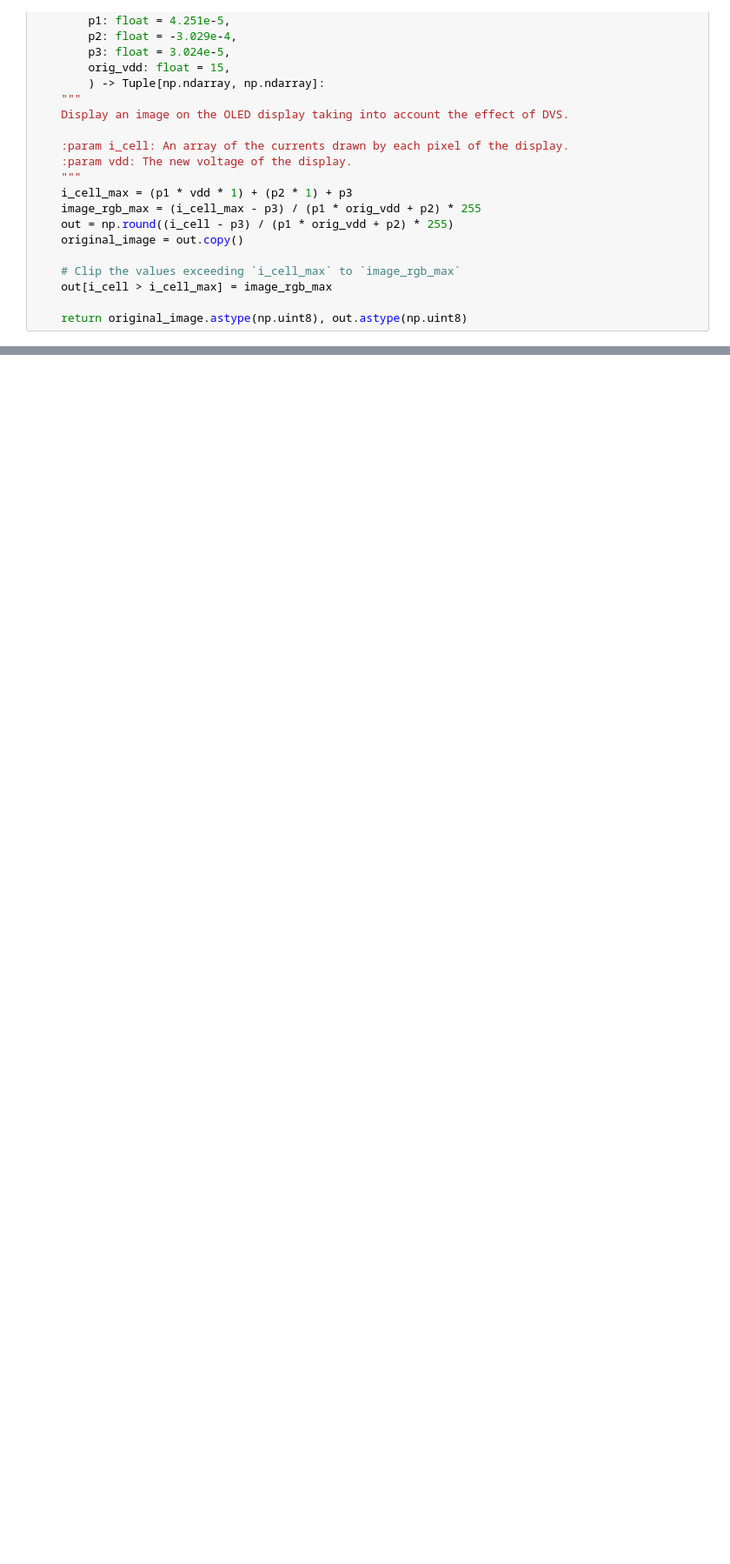
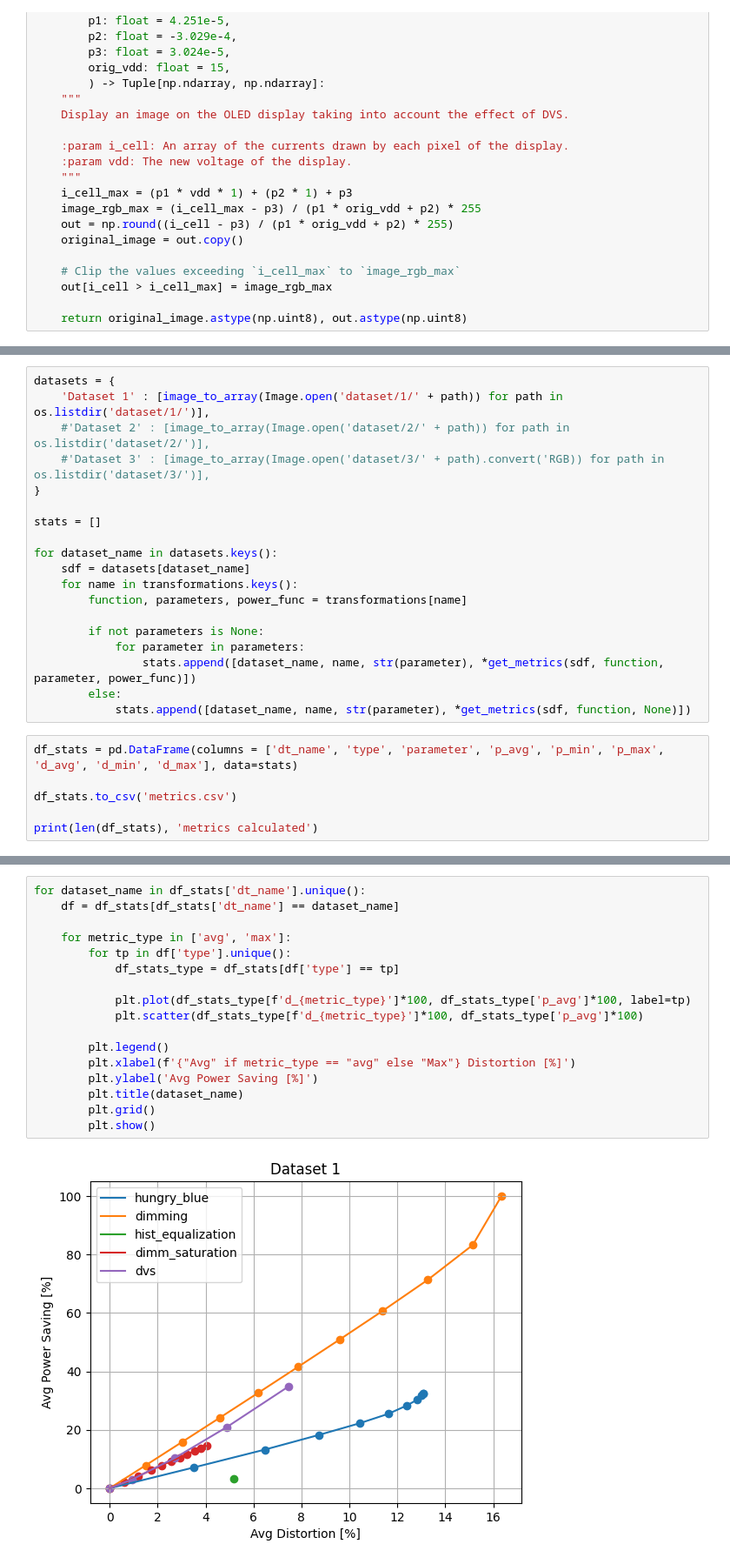
Before and after one commit to VictorHerbert/EnergyManagement, a Jupyter notebook: lab2/lab2.ipynb, the cells around one changed output, grey strips where cells are left out. Shown at 87% size. Drawn from its saved outputs; the diff is of its cells as text; blank space fills up the shorter version.

```diff
--- a/lab2/lab2.ipynb
+++ b/lab2/lab2.ipynb
@@ -508,0 +312,25 @@ Red channel:
+# %%
+datasets = {
+    'Dataset 1' : [image_to_array(Image.open('dataset/1/' + path)) for path in os.listdir('dataset/1/')],
+    #'Dataset 2' : [image_to_array(Image.open('dataset/2/' + path)) for path in os.listdir('dataset/2/')],
+    #'Dataset 3' : [image_to_array(Image.open('dataset/3/' + path).convert('RGB)) for path in os.listdir('dataset/3/')],
+}
+
+stats = []
+
+for dataset_name in datasets.keys():
+    sdf = datasets[dataset_name]
+    for name in transformations.keys():
+        function, parameters, power_func = transformations[name]
+
+        if not parameters is None:
+            for parameter in parameters:
+                stats.append([dataset_name, name, str(parameter), *get_metrics(sdf, function, parameter, power_func)])
+        else:
+            stats.append([dataset_name, name, str(parameter), *get_metrics(sdf, function, None)])
+# %%
+df_stats = pd.DataFrame(columns = ['dt_name', 'type', 'parameter', 'p_avg', 'p_min', 'p_max', 'd_avg', 'd_min', 'd_max'], data=stats)
+
+df_stats.to_csv('metrics.csv')
+
+print(len(df_stats), 'metrics calculated')
@@ -508,0 +339,19 @@ Red channel:
+# %%
+for dataset_name in df_stats['dt_name'].unique():
+    df = df_stats[df_stats['dt_name'] == dataset_name]
+
+    for metric_type in ['avg', 'max']:
+        for tp in df['type'].unique():
+            df_stats_type = df_stats[df['type'] == tp]
+
+            plt.plot(df_stats_type[f'd_{metric_type}']*100, df_stats_type['p_avg']*100, label=tp)
+            plt.scatter(df_stats_type[f'd_{metric_type}']*100, df_stats_type['p_avg']*100)
+
+        plt.legend()
+        plt.xlabel(f'{"Avg" if metric_type == "avg" else "Max"} Distortion [%]')
+        plt.ylabel('Avg Power Saving [%]')
+        plt.title(dataset_name)
+        plt.grid()
+        plt.show()
+# %% [output]
+[figure, added]
```
Also changed, not shown: parts of 34 cells of this notebook, 1 other file.
